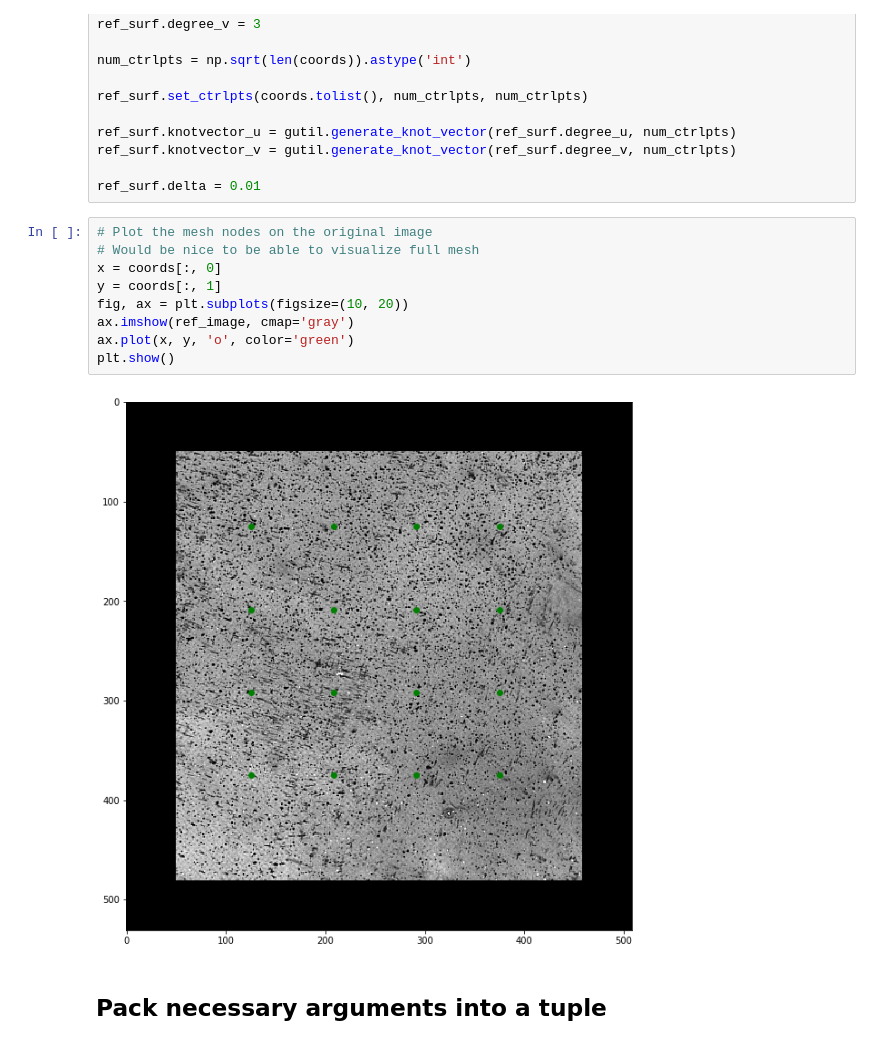
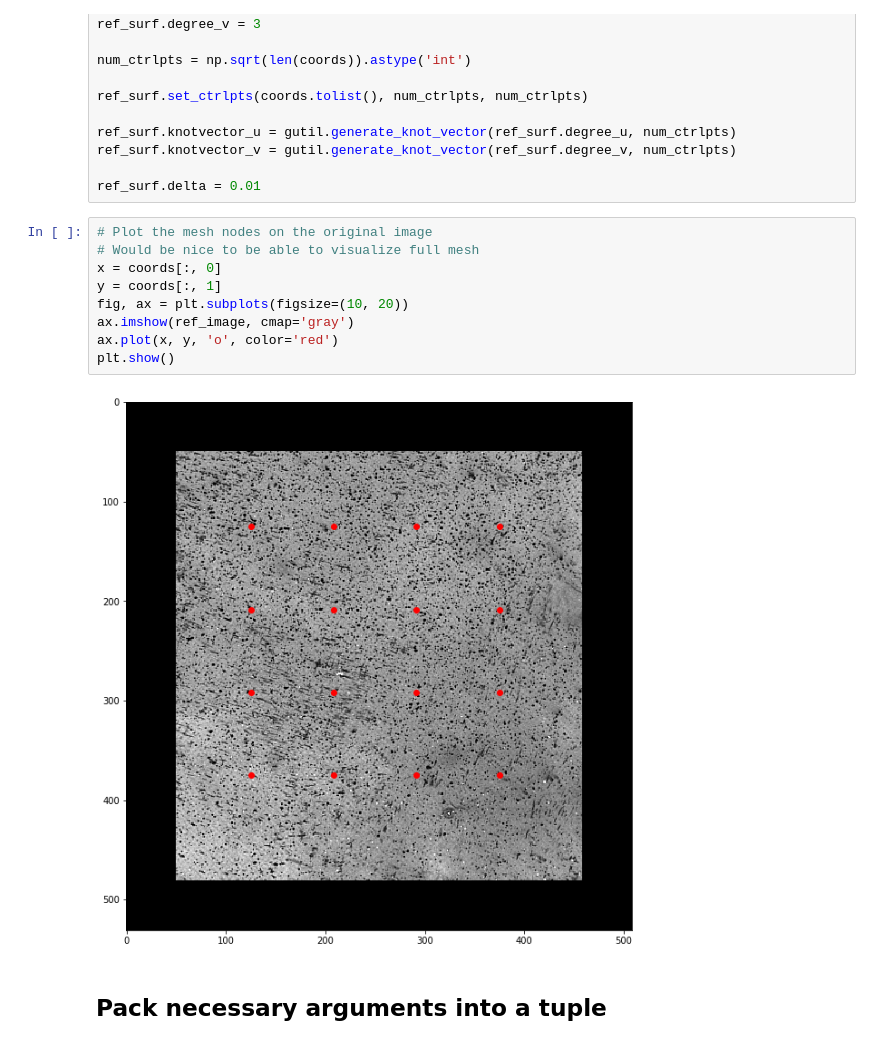
Before and after one commit to mfkiwl/splineDIC, a Jupyter notebook: notebooks/exploratory/stp_explore_NURBS_DIC.ipynb, the cells around one changed output. Drawn from its saved outputs; the diff is of its cells as text.

Commit message:
Updating notebook visualizations

```diff
--- a/notebooks/exploratory/stp_explore_NURBS_DIC.ipynb
+++ b/notebooks/exploratory/stp_explore_NURBS_DIC.ipynb
@@ -108,14 +108,14 @@ ref_surf.delta = 0.01
 # %%
 # Plot the mesh nodes on the original image
 # Would be nice to be able to visualize full mesh
 x = coords[:, 0]
 y = coords[:, 1]
 fig, ax = plt.subplots(figsize=(10, 20))
 ax.imshow(ref_image, cmap='gray')
-ax.plot(x, y, 'o', color='green')
+ax.plot(x, y, 'o', color='red')
 plt.show()
 # %% [output]
-[figure, old version]
+[figure, new version]
 # %% [markdown]
 ## Pack necessary arguments into a tuple
 # %%
```
Also changed, not shown: parts of 4 cells of this notebook.
